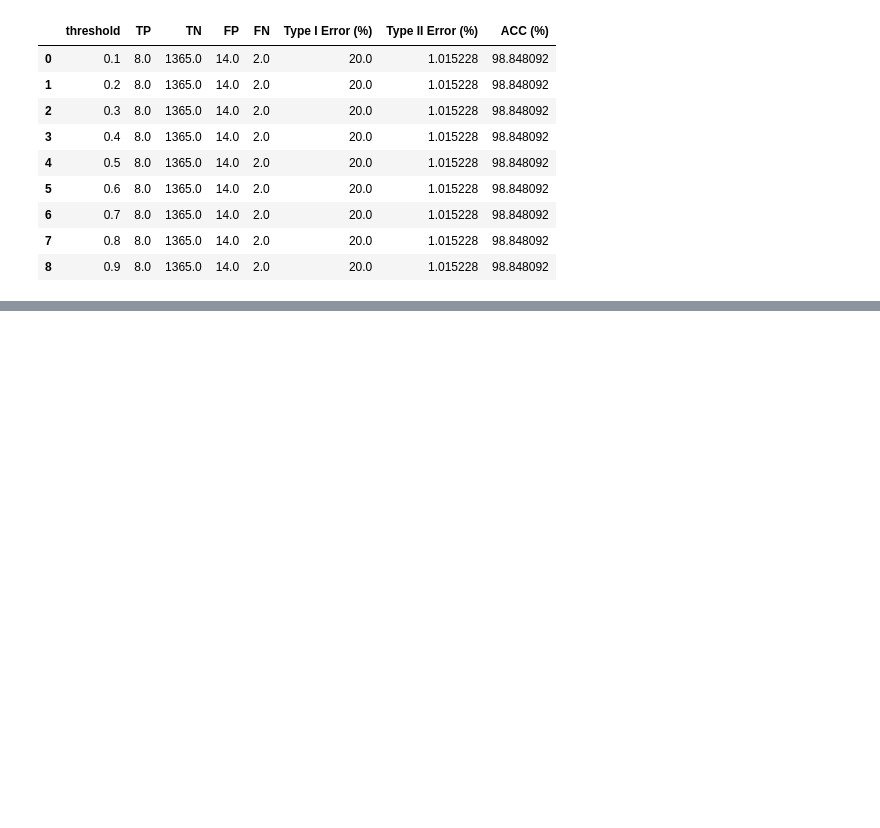
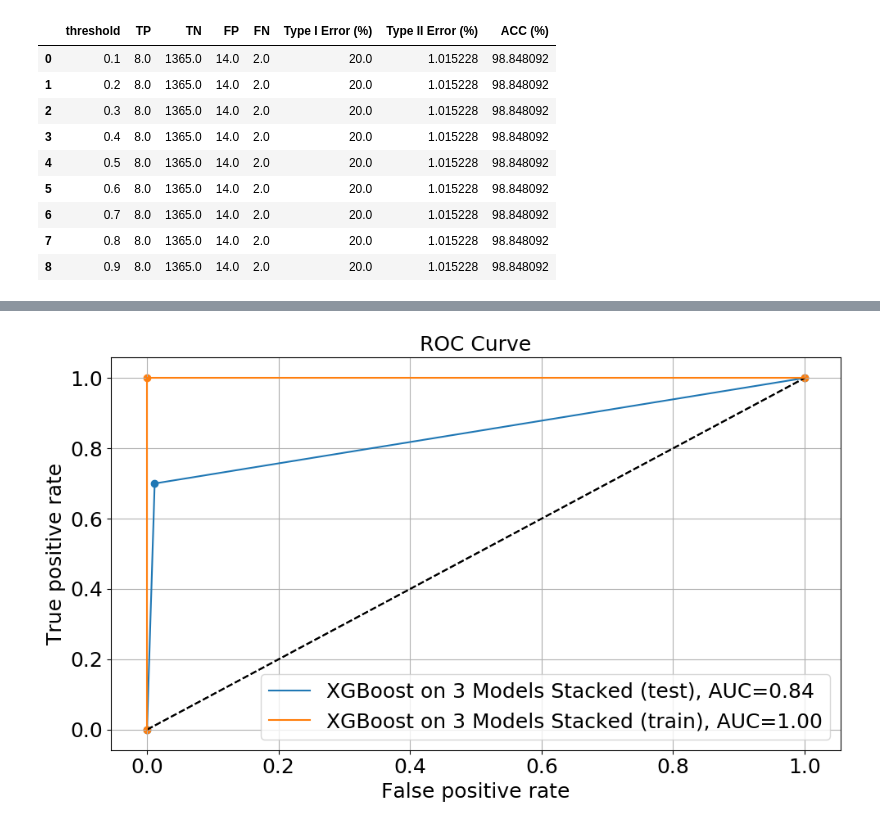
Before and after one commit to jimmylihe/company-bankrupcy-prediction-advanced, a Jupyter notebook: 1year.arff.ipynb, the cells around one changed output, grey strips where cells are left out. Cells and saved outputs as stored; diff of their text form; code cells hidden in the pictures; blank space fills up the shorter version.

```diff
--- a/1year.arff.ipynb
+++ b/1year.arff.ipynb
@@ -1373,0 +1422,4 @@ df_thes_result_5_test
+# %%
+#remove Extra Forest and RandomForest are removed because they are correlated with GradientBoost and has a lower AUC on test
+print(list(X_train_lvl_2))
+X_train_lvl_2_3features = ['AdaBoost', 'GradientBoost', 'SVM']
@@ -1373,0 +1468,12 @@ df_thes_result_5_test
+# %%
+# fine tune parameters for iteration that will take around 30 minutes
+iteration = 400
+
+
+search = RandomizedSearchCV(xgb,hyperparams,cv=20,scoring='roc_auc',return_train_score=False,error_score=0.0,n_jobs=-1,n_iter=iteration, random_state=random)
+
+%time search.fit(X_train_lvl_2[X_train_lvl_2_3features], y_train)
+
+print(search.best_score_)
+print(search.best_params_)
+print(search.best_estimator_)
@@ -1373,0 +1491,4 @@ df_thes_result_5_test
+# %%
+# re-train model with the best parameter found above and print out its important features found by the model
+xgb = search.best_estimator_
+%time xgb.fit(X_train_lvl_2[X_train_lvl_2_3features], y_train)
@@ -1373,0 +1504,12 @@ df_thes_result_5_test
+# %%
+# draw out a ROC curve on the retrained model by comparing predictions with y_test
+import matplotlib.pyplot as plt
+plt.style.use('default');
+figure = plt.figure(figsize=(10, 6));
+ax = plt.subplot(1, 1, 1);
+plot_roc(xgb, X_test_lvl_2[X_train_lvl_2_3features] , y_test, "XGBoost on 3 Models Stacked (test)", ax)
+plot_roc(xgb, X_train_lvl_2[X_train_lvl_2_3features], y_train, "XGBoost on 3 Models Stacked (train)", ax)
+plt.legend(loc='lower right', fontsize=18);
+plt.tight_layout();
+# %% [output]
+[figure, added]
```
Also changed, not shown: parts of 11 cells of this notebook.
